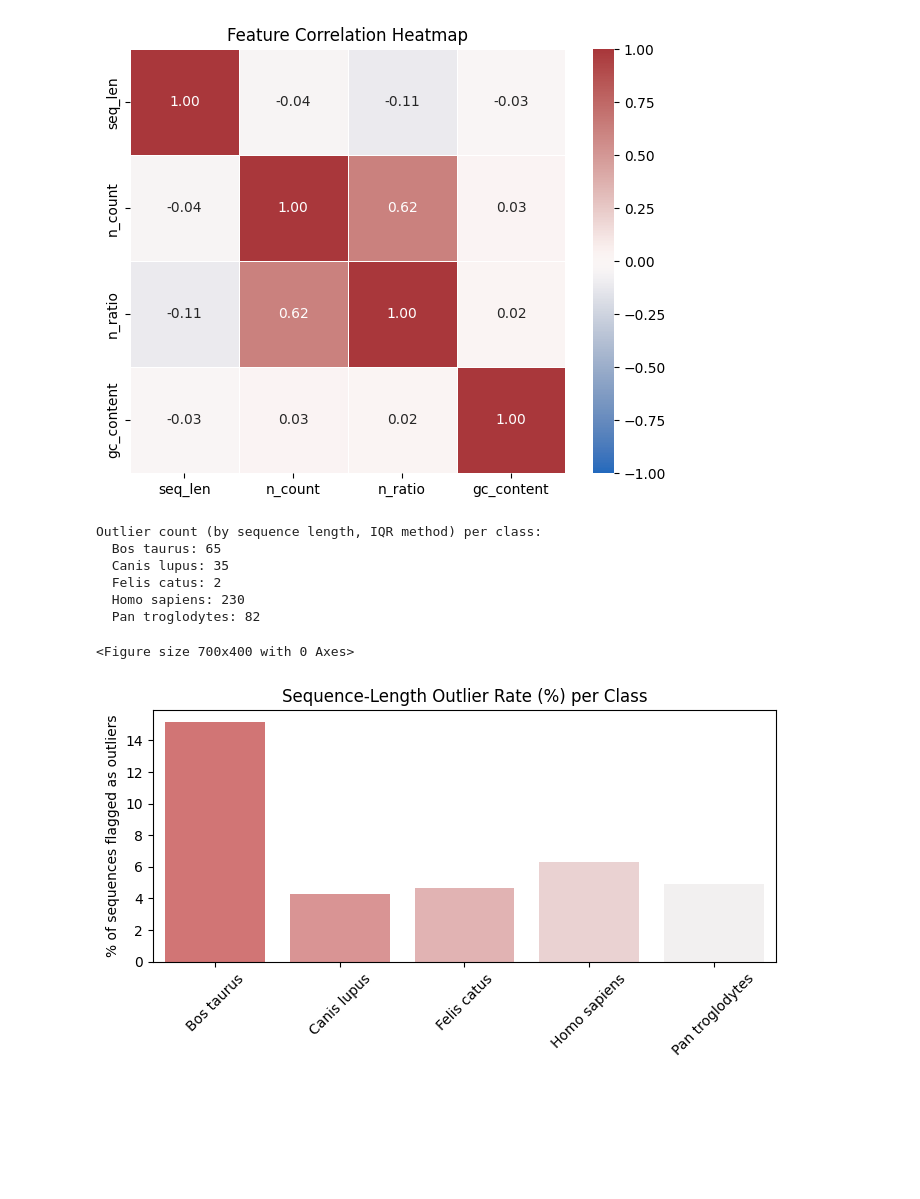
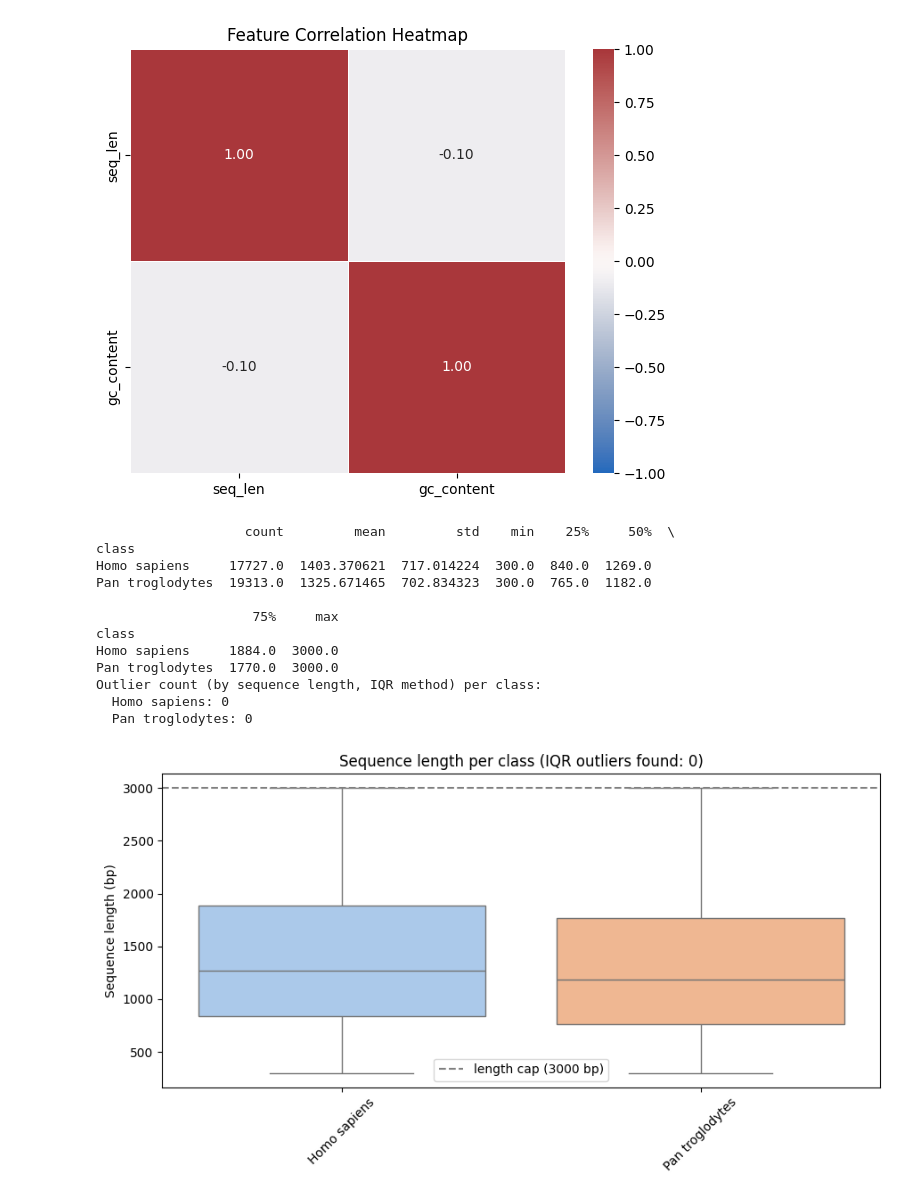
Before and after one commit to snehaaadhikari/DNA-sequence, a Jupyter notebook: EDA.ipynb, the cells around one changed output. Cells and saved outputs as stored; diff of their text form; code cells hidden in the pictures; blank space fills up the shorter version.

```diff
--- a/EDA.ipynb
+++ b/EDA.ipynb
@@ -288,0 +157,18 @@ DNA[['seq_len', 'n_count', 'n_ratio', 'gc_content']].describe()
+# %%
+before = len(DNA)
+DNA = DNA.dropna(subset=["sequence", "class"])
+
+# label conflicts: identical sequence under more than one class -> remove all copies
+conflict = DNA.groupby("sequence")["class"].transform("nunique") > 1
+DNA = DNA[~conflict]
+
+DNA = DNA[DNA["seq_len"].between(LEN_LO, LEN_HI) &
+          (DNA["non_acgtn"] == 0) &
+          (DNA["n_ratio"] <= MAX_N_RATIO)]
+DNA = DNA.drop_duplicates(subset=["sequence"]).reset_index(drop=True)
+DNA["gc_content"] = (DNA["sequence"].str.count("G") + DNA["sequence"].str.count("C")) / DNA["seq_len"]
+
+print(f"Rows before cleaning: {before:,}")
+print(f"Rows after cleaning : {len(DNA):,}  (removed {before-len(DNA):,})")
+print("\nClass counts after cleaning:")
+print(DNA["class"].value_counts())
@@ -315,5 +202,5 @@ plt.savefig(f"{OUT_DIR}/class_distribution_before.png", dpi=150)
 # %%
-numeric_cols = ['seq_len', 'n_count', 'n_ratio', 'gc_content']
+numeric_cols = ['seq_len', 'gc_content']
 corr = DNA[numeric_cols].corr()
 
 
@@ -332,52 +219,51 @@ plt.tight_layout()
 plt.savefig(f"{OUT_DIR}/correlation_heatmap.png", dpi=150)
 plt.show()
 # %% [output]
-[figure, old version]
+[figure, new version]
 # %%
+print(DNA.groupby("class")["seq_len"].describe())
+
 def iqr_outliers(series):
     q1, q3 = series.quantile(0.25), series.quantile(0.75)
     iqr = q3 - q1
     lower, upper = q1 - 1.5 * iqr, q3 + 1.5 * iqr
     return (series < lower) | (series > upper)
 
 outlier_summary = {}
-for cls, group in DNA.groupby('class'):
-    mask = iqr_outliers(group['seq_len'])
-    outlier_summary[cls] = int(mask.sum())
+for cls, group in DNA.groupby("class"):
+    outlier_summary[cls] = int(iqr_outliers(group["seq_len"]).sum())
 
 print("Outlier count (by sequence length, IQR method) per class:")
 for cls, count in outlier_summary.items():
     print(f"  {cls}: {count}")
+total_outliers = sum(outlier_summary.values())
 
-
-outlier_rate = {cls: outlier_summary[cls] / len(group) * 100
-                for cls, group in DNA.groupby('class')}
-plt.figure(figsize=(7, 4))
-pastel_gradient = sns.light_palette("#e06666", n_colors=len(outlier_rate), reverse=True)
-
-plt.figure(figsize=(7, 4))
-sns.barplot(
-    x=list(outlier_rate.keys()),
-    y=list(outlier_rate.values()),
-    hue=list(outlier_rate.keys()),
-    palette=pastel_gradient,
-    legend=False
-)
-plt.title("Sequence-Length Outlier Rate (%) per Class")
-plt.ylabel("% of sequences flagged as outliers")
+plt.figure(figsize=(9, 5))
+sns.boxplot(data=DNA, x="class", y="seq_len", hue="class",
+            palette="pastel", legend=False)
+plt.axhline(LEN_HI, ls="--", color="grey", label=f"length cap ({LEN_HI} bp)")
+plt.title(f"Sequence length per class (IQR outliers found: {total_outliers})")
+plt.ylabel("Sequence length (bp)")
+plt.xlabel("")
 plt.xticks(rotation=45)
+plt.legend()
 plt.tight_layout()
-plt.savefig(f"{OUT_DIR}/outlier_rate_bar.png", dpi=150)
+plt.savefig(f"{OUT_DIR}/seq_len_boxplot.png", dpi=150)
 plt.show()
 # %% [output]
+                   count         mean         std    min    25%     50%  \
+class
+Homo sapiens     17727.0  1403.370621  717.014224  300.0  840.0  1269.0
+Pan troglodytes  19313.0  1325.671465  702.834323  300.0  765.0  1182.0
+
+                    75%     max
+class
+Homo sapiens     1884.0  3000.0
+Pan troglodytes  1770.0  3000.0
 Outlier count (by sequence length, IQR method) per class:
-  Bos taurus: 65
-  Canis lupus: 35
-  Felis catus: 2
-  Homo sapiens: 230
-  Pan troglodytes: 82
+  Homo sapiens: 0
+  Pan troglodytes: 0
-<Figure size 700x400 with 0 Axes>
-[figure, old version]
+[figure, new version]
 # %%
 plt.figure(figsize=(9, 5))
 sns.histplot(data=DNA, x='seq_len', hue='class', bins=50, element='step', stat='density', common_norm=False)
```
Also changed, not shown: parts of 30 cells of this notebook.
